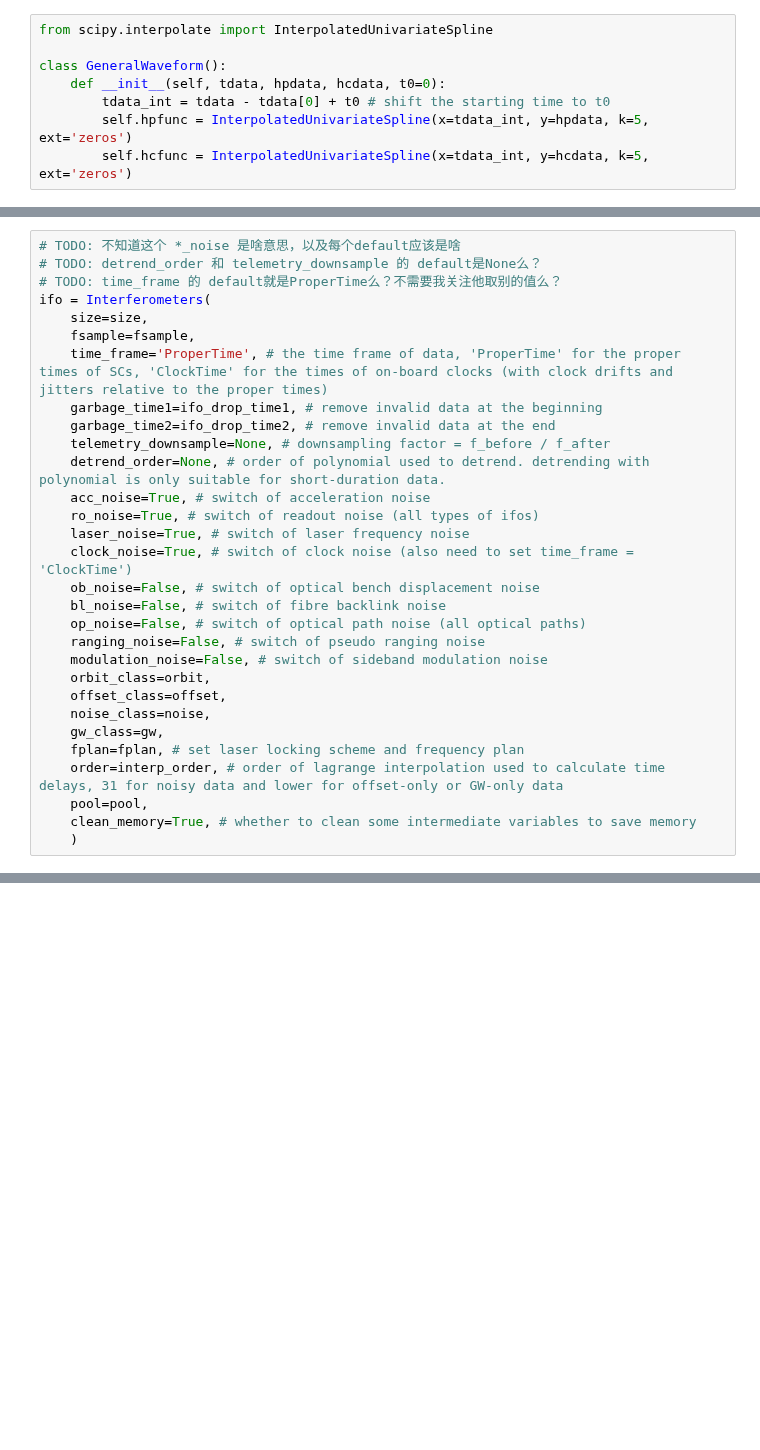
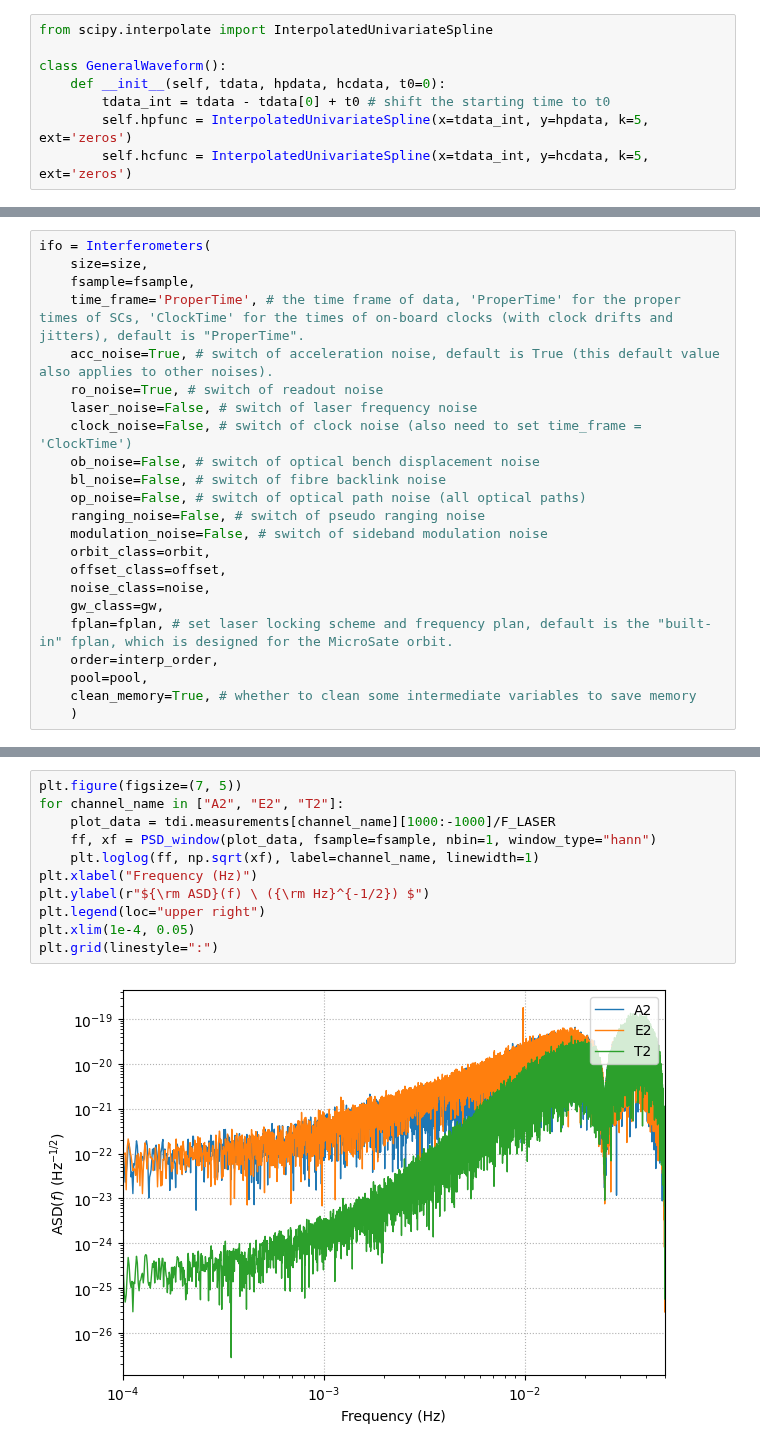
Before and after one commit to TriangleDataCenter/Triangle-Simulator, a Jupyter notebook: Tutorials/4_Demo_Simulation_for_Scientific_Data_Analysis.ipynb, the cells around one changed output, grey strips where cells are left out. Saved outputs shown, nothing was run; the diff lists cells and outputs as text; blank space fills up the shorter version.

```diff
--- a/Tutorials/4_Demo_Simulation_for_Scientific_Data_Analysis.ipynb
+++ b/Tutorials/4_Demo_Simulation_for_Scientific_Data_Analysis.ipynb
@@ -176,19 +188,12 @@ gw = gw_gb + gw_mbhb + gw_custom + gw_sgwb
 # %%
-# TODO: 不知道这个 *_noise 是啥意思，以及每个default应该是啥
-# TODO: detrend_order 和 telemetry_downsample 的 default是None么？
-# TODO: time_frame 的 default就是ProperTime么？不需要我关注他取别的值么？
 ifo = Interferometers(
     size=size,
     fsample=fsample,
-    time_frame='ProperTime', # the time frame of data, 'ProperTime' for the proper times of SCs, 'ClockTime' for the times of on-board clocks (with clock drifts and jitters relative to the proper times)
-    garbage_time1=ifo_drop_time1, # remove invalid data at the beginning
-    garbage_time2=ifo_drop_time2, # remove invalid data at the end
-    telemetry_downsample=None, # downsampling factor = f_before / f_after
-    detrend_order=None, # order of polynomial used to detrend. detrending with polynomial is only suitable for short-duration data.
-    acc_noise=True, # switch of acceleration noise
-    ro_noise=True, # switch of readout noise (all types of ifos)
-    laser_noise=True, # switch of laser frequency noise
-    clock_noise=True, # switch of clock noise (also need to set time_frame = 'ClockTime')
+    time_frame='ProperTime', # the time frame of data, 'ProperTime' for the proper times of SCs, 'ClockTime' for the times of on-board clocks (with clock drifts and jitters), default is "ProperTime".
+    acc_noise=True, # switch of acceleration noise, default is True (this default value also applies to other noises).
+    ro_noise=True, # switch of readout noise
+    laser_noise=False, # switch of laser frequency noise
+    clock_noise=False, # switch of clock noise (also need to set time_frame = 'ClockTime')
     ob_noise=False, # switch of optical bench displacement noise
     bl_noise=False, # switch of fibre backlink noise
     op_noise=False, # switch of optical path noise (all optical paths)
@@ -198,8 +203,8 @@ ifo = Interferometers(
     offset_class=offset,
     noise_class=noise,
     gw_class=gw,
-    fplan=fplan, # set laser locking scheme and frequency plan
-    order=interp_order, # order of lagrange interpolation used to calculate time delays, 31 for noisy data and lower for offset-only or GW-only data
+    fplan=fplan, # set laser locking scheme and frequency plan, default is the "built-in" fplan, which is designed for the MicroSate orbit.
+    order=interp_order,
     pool=pool,
     clean_memory=True, # whether to clean some intermediate variables to save memory
     )
@@ -358,0 +334,13 @@ plt.legend(loc="upper right")
+# %%
+plt.figure(figsize=(7, 5))
+for channel_name in ["A2", "E2", "T2"]:
+    plot_data = tdi.measurements[channel_name][1000:-1000]/F_LASER
+    ff, xf = PSD_window(plot_data, fsample=fsample, nbin=1, window_type="hann")
+    plt.loglog(ff, np.sqrt(xf), label=channel_name, linewidth=1)
+plt.xlabel("Frequency (Hz)")
+plt.ylabel(r"${\rm ASD}(f) \ ({\rm Hz}^{-1/2}) $")
+plt.legend(loc="upper right")
+plt.xlim(1e-4, 0.05)
+plt.grid(linestyle=":")
+# %% [output]
+[figure, added]
```
Also changed, not shown: parts of 33 cells of this notebook, 1 other file.
